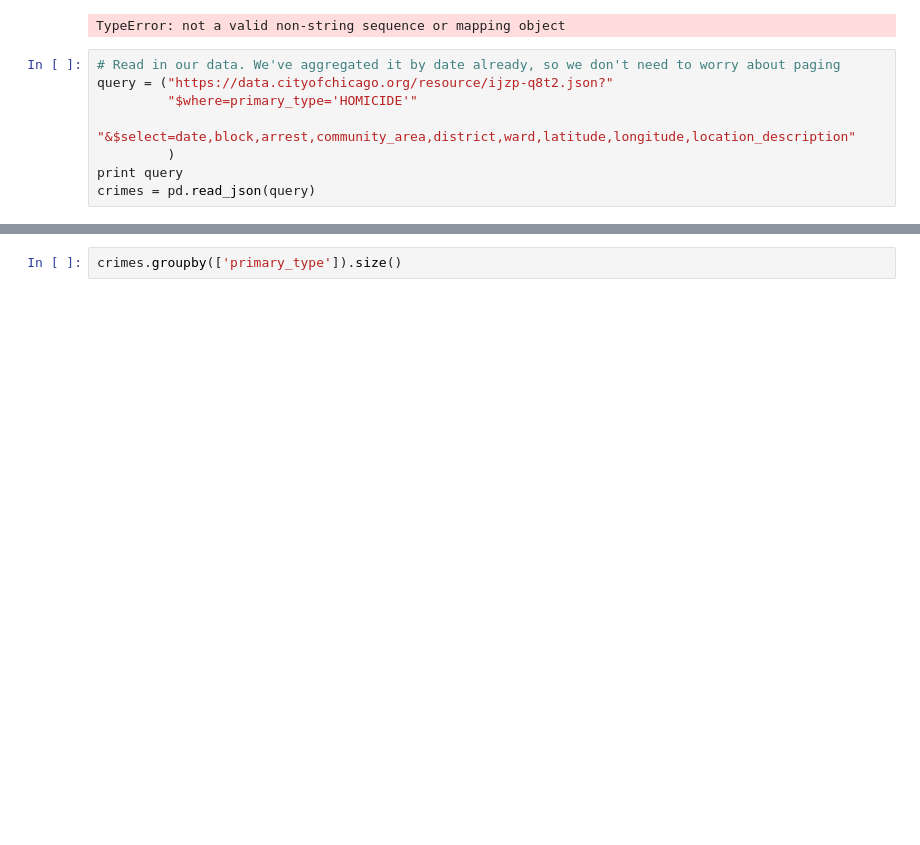
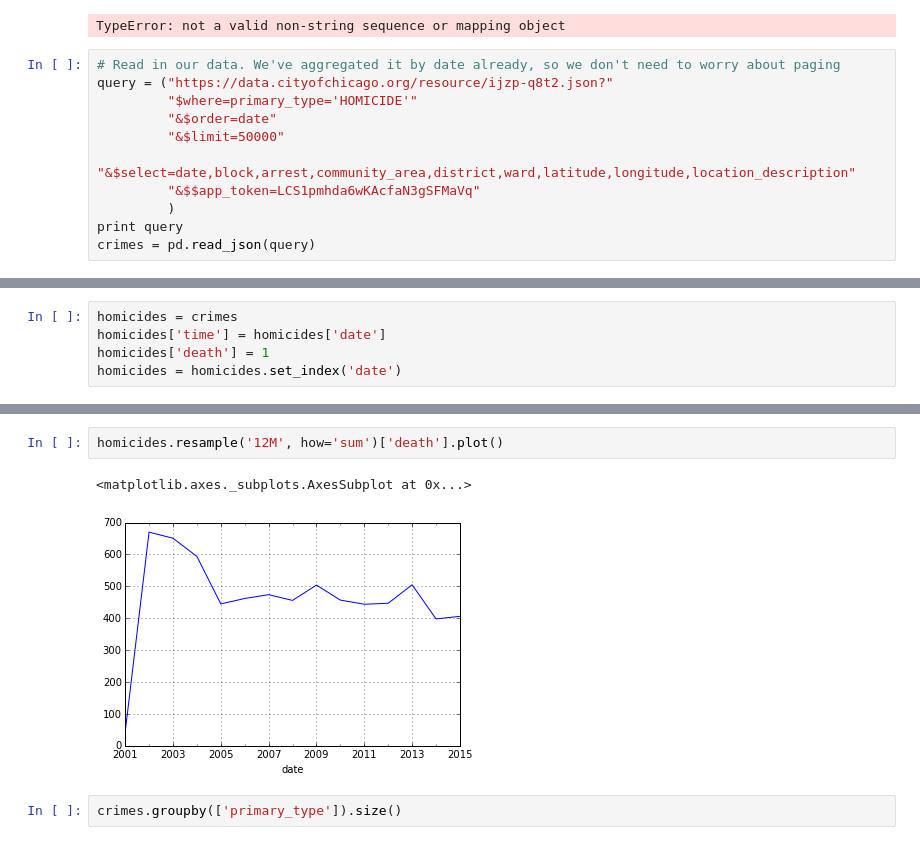
Before and after one commit to rogerfitz/chicitycrime, a Jupyter notebook: Chicago Crimes.ipynb, the cells around one changed output, grey strips where cells are left out. Saved outputs shown, nothing was run; the diff lists cells and outputs as text; blank space fills up the shorter version.

Commit message:
Shaped crime data and added death count

```diff
--- a/Chicago Crimes.ipynb
+++ b/Chicago Crimes.ipynb
@@ -15,7 +15,10 @@ TypeError: not a valid non-string sequence or mapping object
 # Read in our data. We've aggregated it by date already, so we don't need to worry about paging
 query = ("https://data.cityofchicago.org/resource/ijzp-q8t2.json?"
          "$where=primary_type='HOMICIDE'"
+         "&$order=date"
+         "&$limit=50000"
          "&$select=date,block,arrest,community_area,district,ward,latitude,longitude,location_description"
+         "&$$app_token=LCS1pmhda6wKAcfaN3gSFMaVq"
          )
 print query
 crimes = pd.read_json(query)
@@ -64,0 +27,5 @@ Name: primary_type, Length: 1000, dtype: object
+# %%
+homicides = crimes
+homicides['time'] = homicides['date']
+homicides['death'] = 1
+homicides = homicides.set_index('date')
@@ -65,3 +54,8 @@ Name: primary_type, Length: 1000, dtype: object
+# %%
+homicides.resample('12M', how='sum')['death'].plot()
+# %% [output]
+<matplotlib.axes._subplots.AxesSubplot at 0x...>
+[figure, added]
 # %%
 crimes.groupby(['primary_type']).size()
 # %% [output]
```
Also changed, not shown: parts of 8 cells of this notebook, 2 other files.
